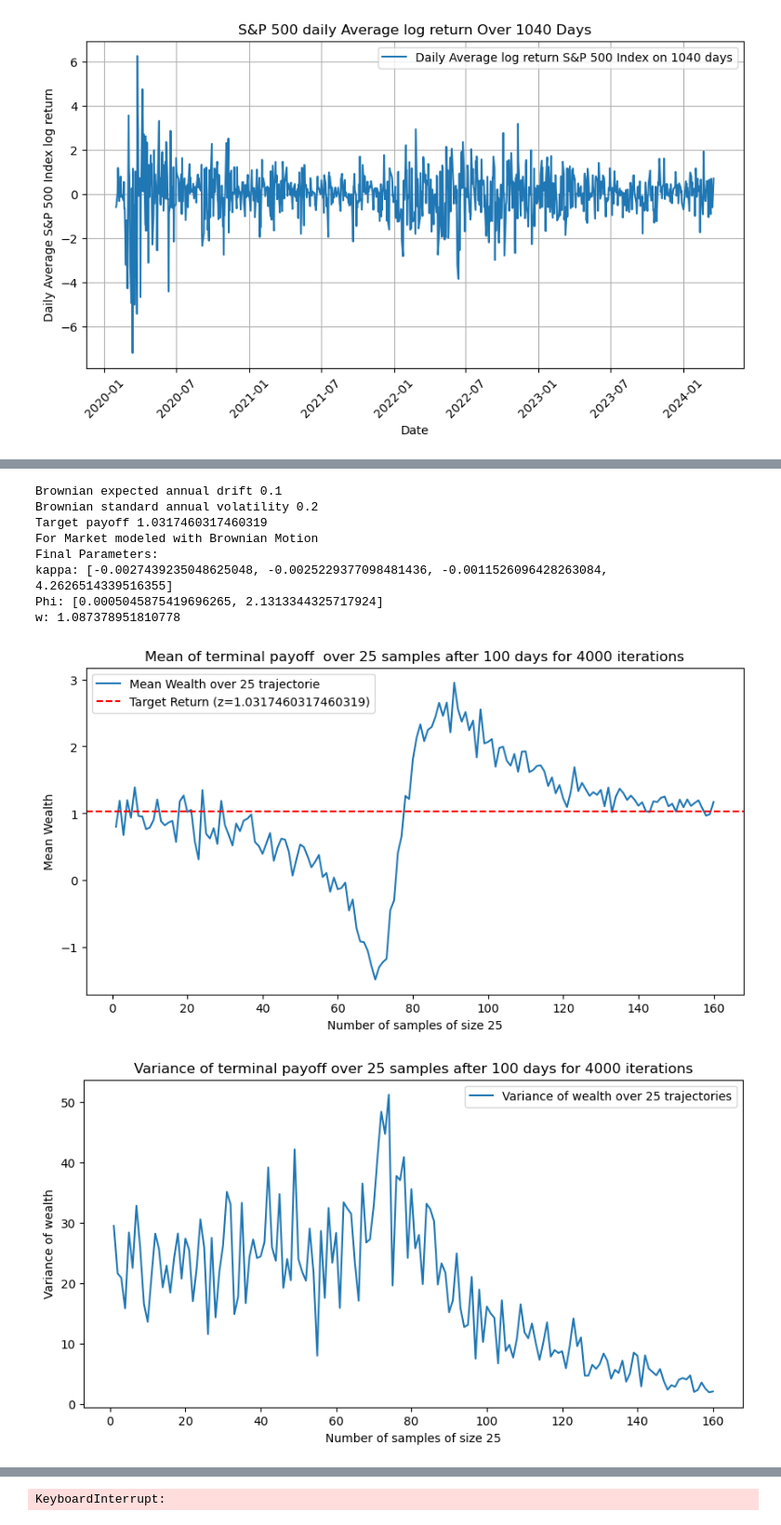
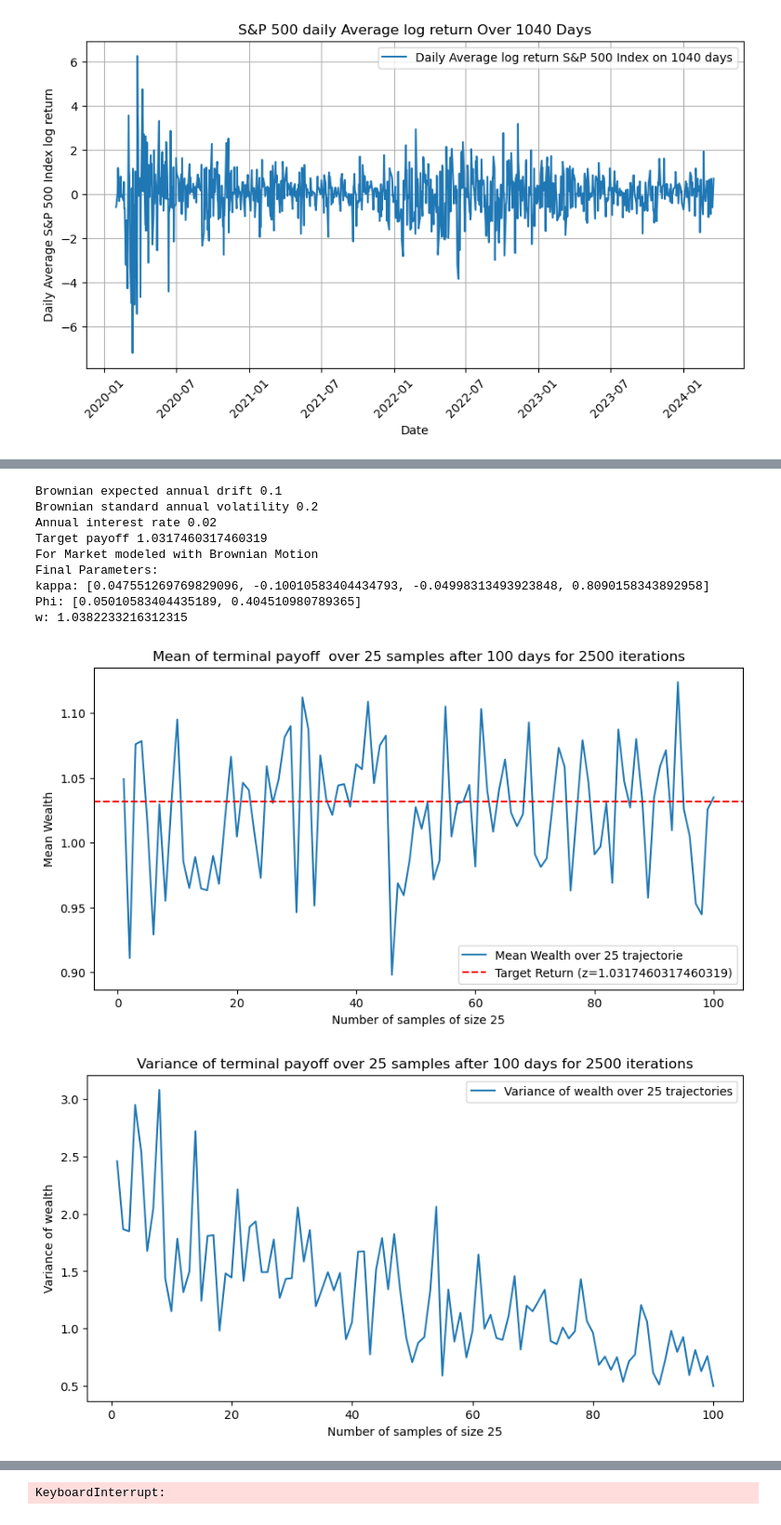
Before and after one commit to oscar10-wq/RL-Mathfin, a Jupyter notebook: RL_algorithm.ipynb, the cells around one changed output, grey strips where cells are left out. Shown at 93% size. Saved outputs shown, nothing was run; the diff lists cells and outputs as text; code cells hidden in the pictures.

```diff
--- a/RL_algorithm.ipynb
+++ b/RL_algorithm.ipynb
@@ -374,10 +516,10 @@ def feasible_target_return(brownian_return, yearly_interest, horizon):
 # %%
-#Market modeled with geomtric Brownian Motion
+#Market 2 modeled with geomtric Brownian Motion
 
 # Hyperparameter tunning ----------------------------------------------------------
-learning_rates = (0.05, 0.000000005, 0.0000000005)   # (alpha, eta_kappa, eta_phi)
-exploration_rate = 2 #lambda
-num_iterations = 4000
+learning_rates = (0.05, 0.000000005, 0.000000005)   # (alpha, eta_kappa, eta_phi)
+exploration_rate = 1 #lambda
+num_iterations = 2500
 sample_average_size = 25
 
 #Market and Target parameters
@@ -470,35 +612,36 @@ plt.show()
 num_trajectories = list(range(1,len(ratio_risky_over_time) +1))
 plt.figure(figsize=(10, 5))
 
 plt.plot(num_trajectories, ratio_risky_over_time, linestyle='-', label=f'risky allocation of wealth')
 
 plt.xlabel(f"Number of days")
 plt.ylabel(f"terminal risky allocation of wealth")
 plt.title(f"terminal risky allocation of wealth over {int(investment_horizon*1/discretization_dt)} days after {num_iterations} iterations")
 plt.legend()
 plt.show()
 
 
 #--------------------------------------------value function ------------------------------------------------------------#
 
 num_trajectories = list(range(1,len(value_sample) +1))
 plt.figure(figsize=(10, 5))
 
 plt.plot(num_trajectories, value_sample, linestyle='-', label=f'average value function over {int(sample_average_size)} trajectories')
 
 plt.xlabel(f"Number of samples of size {int(sample_average_size)}")
 plt.ylabel(f"average value function")
 plt.title(f"average value function over {int(sample_average_size)} samples for {num_iterations} iterations after {int(investment_horizon*1/discretization_dt)} days")
 plt.legend()
 plt.show()
 # %% [output]
 Brownian expected annual drift 0.1
 Brownian standard annual volatility 0.2
+Annual interest rate 0.02
 Target payoff 1.0317460317460319
 For Market modeled with Brownian Motion
 Final Parameters:
-kappa: [-0.0027439235048625048, -0.0025229377098481436, -0.0011526096428263084, 4.2626514339516355]
-Phi: [0.0005045875419696265, 2.1313344325717924]
-w: 1.087378951810778
+kappa: [0.047551269769829096, -0.10010583404434793, -0.04998313493923848, 0.8090158343892958]
+Phi: [0.05010583404435189, 0.404510980789365]
+w: 1.0382233216312315
-[figure, old version]
+[figure, new version]
-[figure, old version]
+[figure, new version]
```
Also changed, not shown: parts of 7 cells of this notebook.
